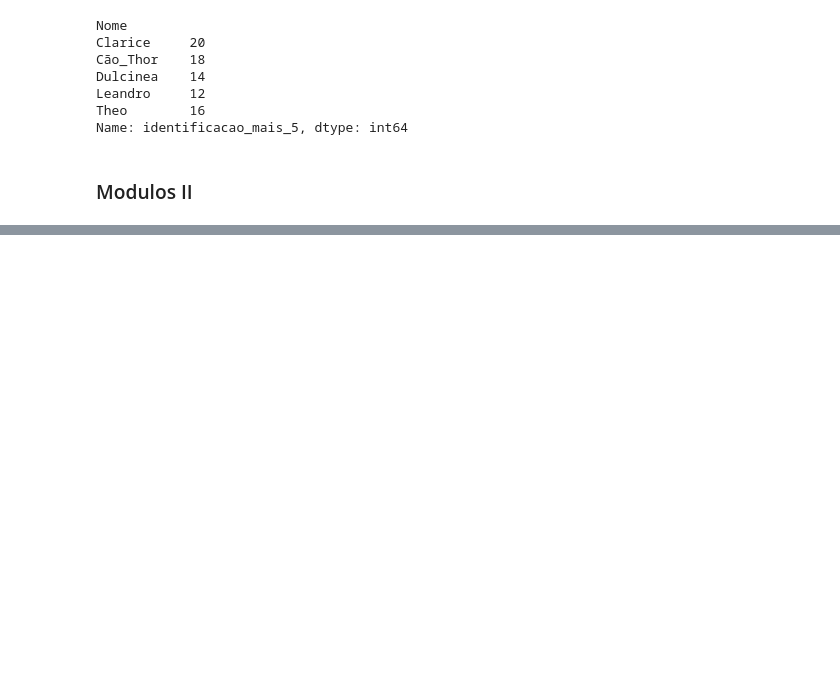
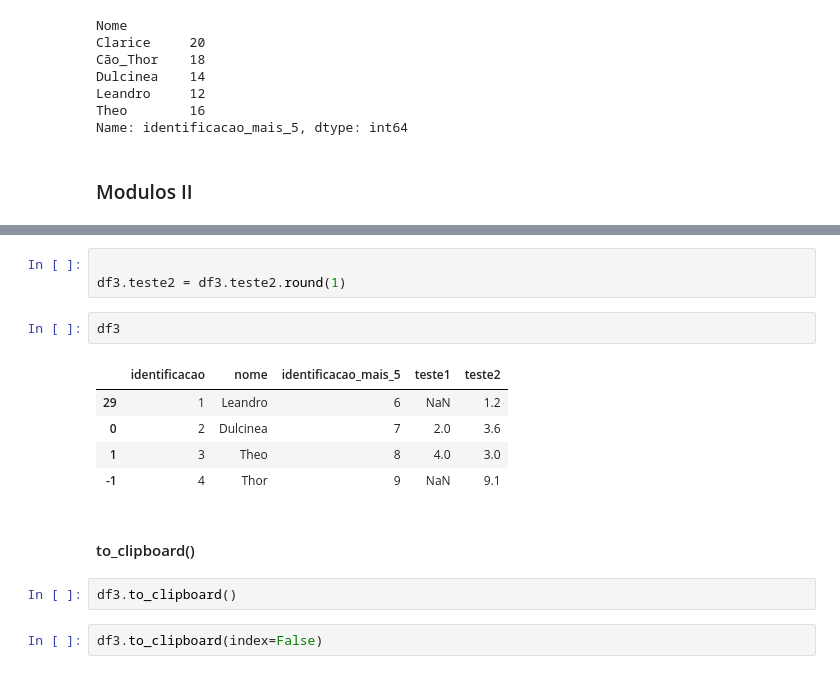
Before and after one commit to LeandroSobreiro/udemy_aulas, a Jupyter notebook: DataFrame.ipynb, the cells around one changed output, grey strips where cells are left out. Drawn from its saved outputs; the diff is of its cells as text; blank space fills up the shorter version.

```diff
--- a/DataFrame.ipynb
+++ b/DataFrame.ipynb
@@ -757,0 +952,17 @@ Name: identificacao_mais_5, dtype: int64
+# %%
+
+df3.teste2 = df3.teste2.round(1)
+# %%
+df3
+# %% [output]
+|  | identificacao | nome | identificacao_mais_5 | teste1 | teste2 |
+| 29 | 1 | Leandro | 6 | NaN | 1.2 |
+| 0 | 2 | Dulcinea | 7 | 2.0 | 3.6 |
+| 1 | 3 | Theo | 8 | 4.0 | 3.0 |
+| -1 | 4 | Thor | 9 | NaN | 9.1 |
+# %% [markdown]
+#### to_clipboard()
+# %%
+df3.to_clipboard()
+# %%
+df3.to_clipboard(index=False)
```
Also changed, not shown: parts of 36 cells of this notebook, 4 other files.
